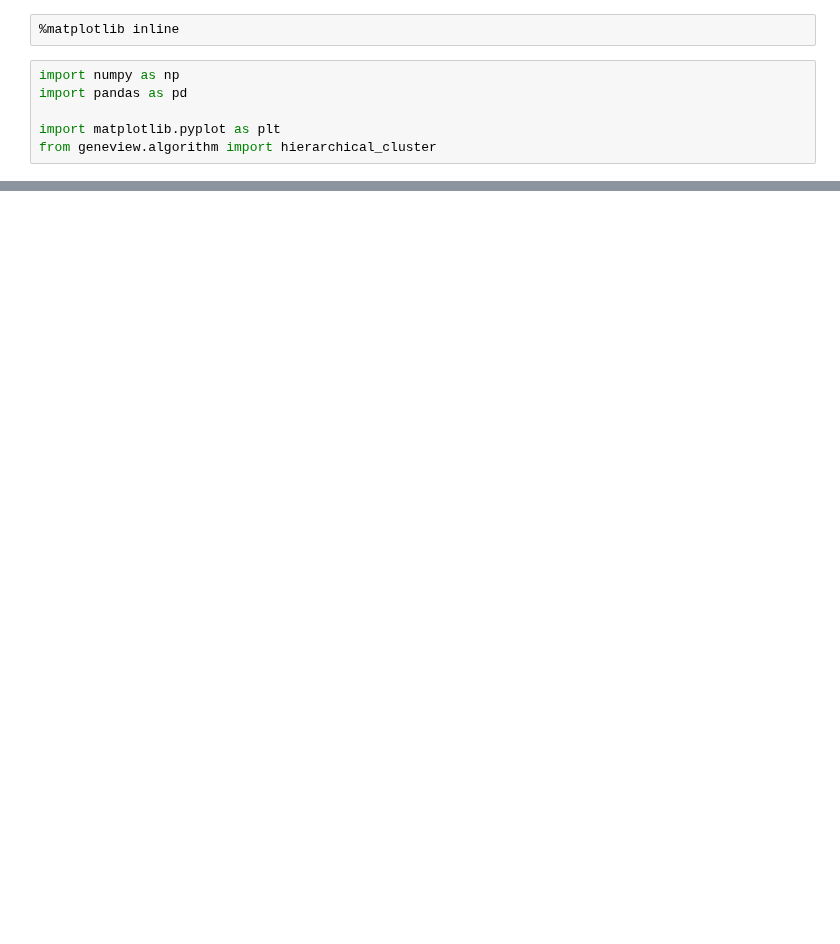
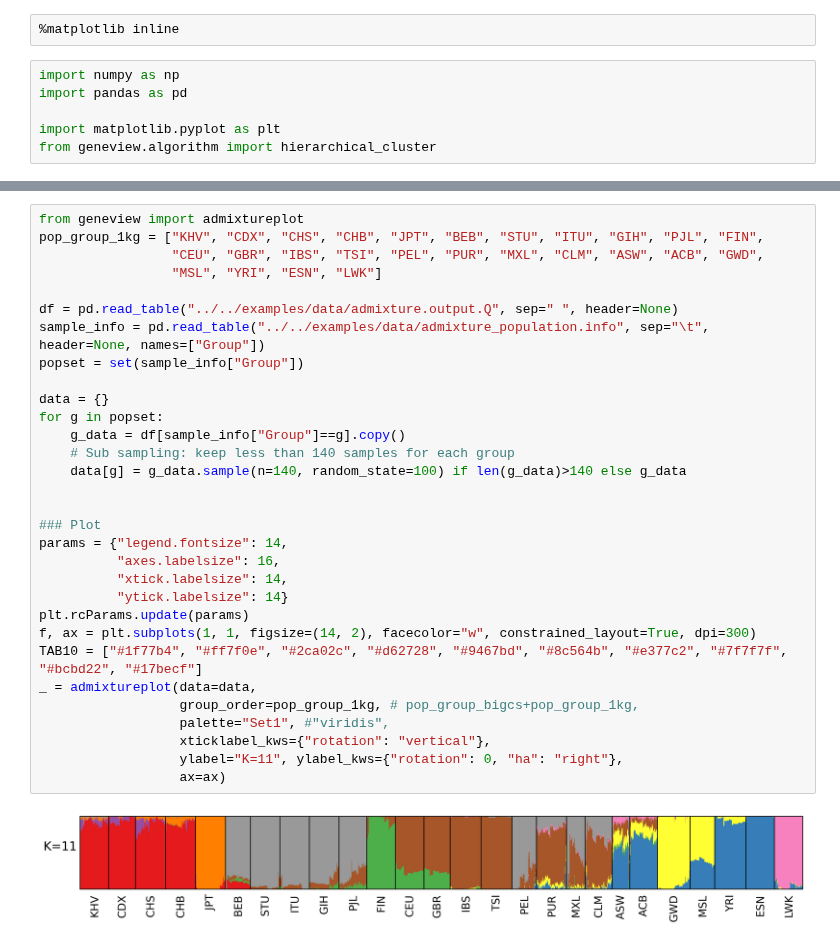
Before and after one commit to ShujiaHuang/geneview, a Jupyter notebook: docs/tutorial/admixture.ipynb, the cells around one changed output, grey strips where cells are left out. Saved outputs shown, nothing was run; the diff lists cells and outputs as text; blank space fills up the shorter version.

```diff
--- a/docs/tutorial/admixture.ipynb
+++ b/docs/tutorial/admixture.ipynb
@@ -146,0 +19,33 @@ df.sample?
+# %%
+from geneview import admixtureplot
+pop_group_1kg = ["KHV", "CDX", "CHS", "CHB", "JPT", "BEB", "STU", "ITU", "GIH", "PJL", "FIN",
+                 "CEU", "GBR", "IBS", "TSI", "PEL", "PUR", "MXL", "CLM", "ASW", "ACB", "GWD",
+                 "MSL", "YRI", "ESN", "LWK"]
+
+df = pd.read_table("../../examples/data/admixture.output.Q", sep=" ", header=None)
+sample_info = pd.read_table("../../examples/data/admixture_population.info", sep="\t", header=None, names=["Group"])
+popset = set(sample_info["Group"])
+
+data = {}
+for g in popset:
+    g_data = df[sample_info["Group"]==g].copy()
+    # Sub sampling: keep less than 140 samples for each group
+    data[g] = g_data.sample(n=140, random_state=100) if len(g_data)>140 else g_data
+
+
+### Plot
+params = {"legend.fontsize": 14,
+          "axes.labelsize": 16,
+          "xtick.labelsize": 14,
+          "ytick.labelsize": 14}
+plt.rcParams.update(params)
+f, ax = plt.subplots(1, 1, figsize=(14, 2), facecolor="w", constrained_layout=True, dpi=300)
+TAB10 = ["#1f77b4", "#ff7f0e", "#2ca02c", "#d62728", "#9467bd", "#8c564b", "#e377c2", "#7f7f7f", "#bcbd22", "#17becf"]
+_ = admixtureplot(data=data,
+                  group_order=pop_group_1kg, # pop_group_bigcs+pop_group_1kg,
+                  palette="Set1", #"viridis",
+                  xticklabel_kws={"rotation": "vertical"},
+                  ylabel="K=11", ylabel_kws={"rotation": 0, "ha": "right"},
+                  ax=ax)
+# %% [output]
+[figure, added]
```
Also changed, not shown: parts of 5 cells of this notebook, 1 other file.
